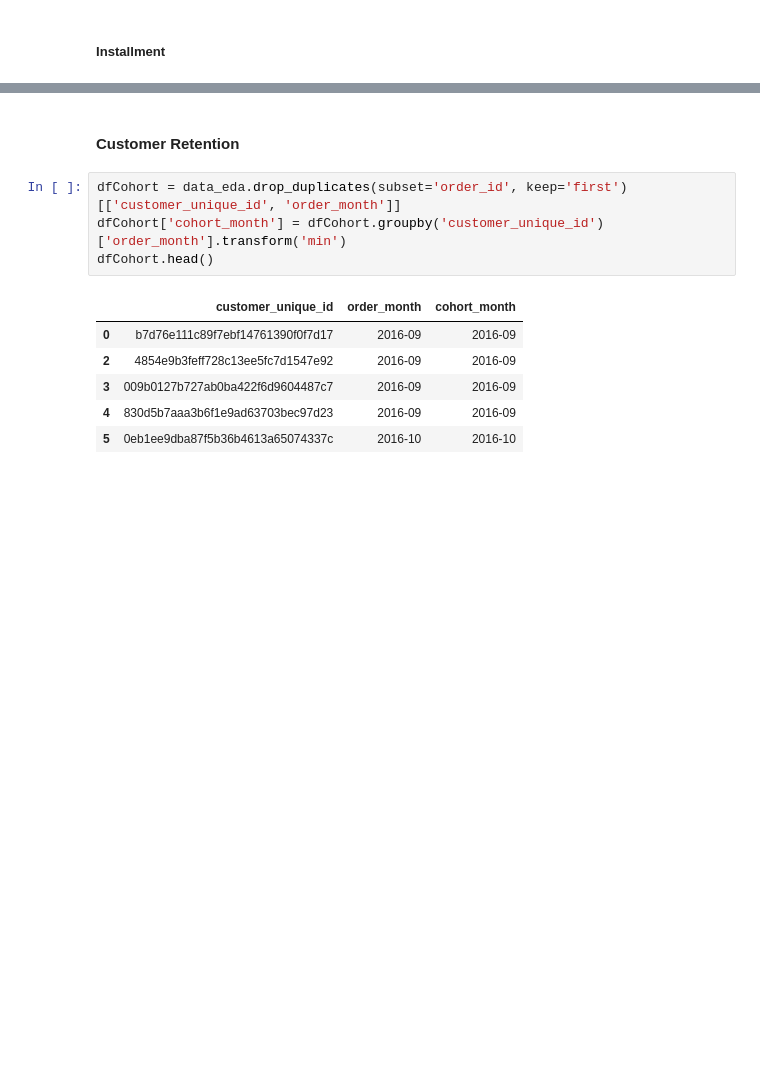
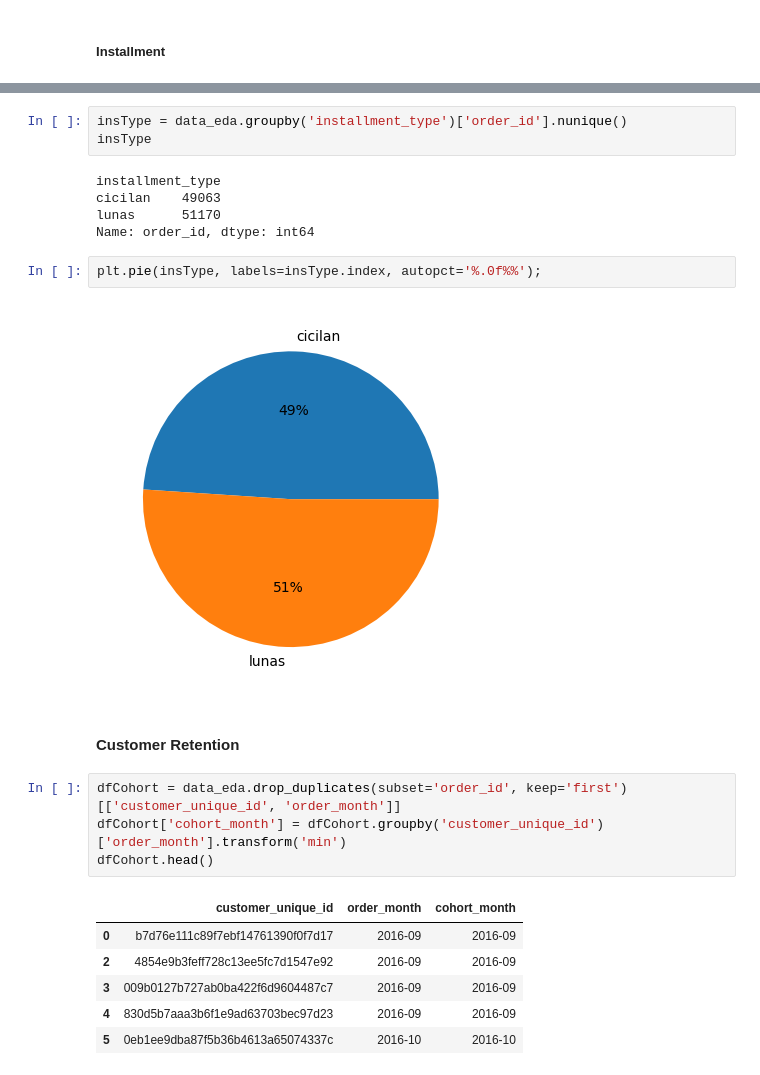
Before and after one commit to aridiawan/ecommerce-analysis, a Jupyter notebook: notebooks/2.0.1-EDA.ipynb, the cells around one changed output, grey strips where cells are left out. Drawn from its saved outputs; the diff is of its cells as text; blank space fills up the shorter version.

```diff
--- a/notebooks/2.0.1-EDA.ipynb
+++ b/notebooks/2.0.1-EDA.ipynb
@@ -159,3 +182,15 @@ plt.show()
+# %%
+insType = data_eda.groupby('installment_type')['order_id'].nunique()
+insType
+# %% [output]
+installment_type
+cicilan    49063
+lunas      51170
+Name: order_id, dtype: int64
+# %%
+plt.pie(insType, labels=insType.index, autopct='%.0f%%');
+# %% [output]
+[figure, added]
 # %% [markdown]
 #### **Customer Retention**
 # %%
```
Also changed, not shown: parts of 3 cells of this notebook.
